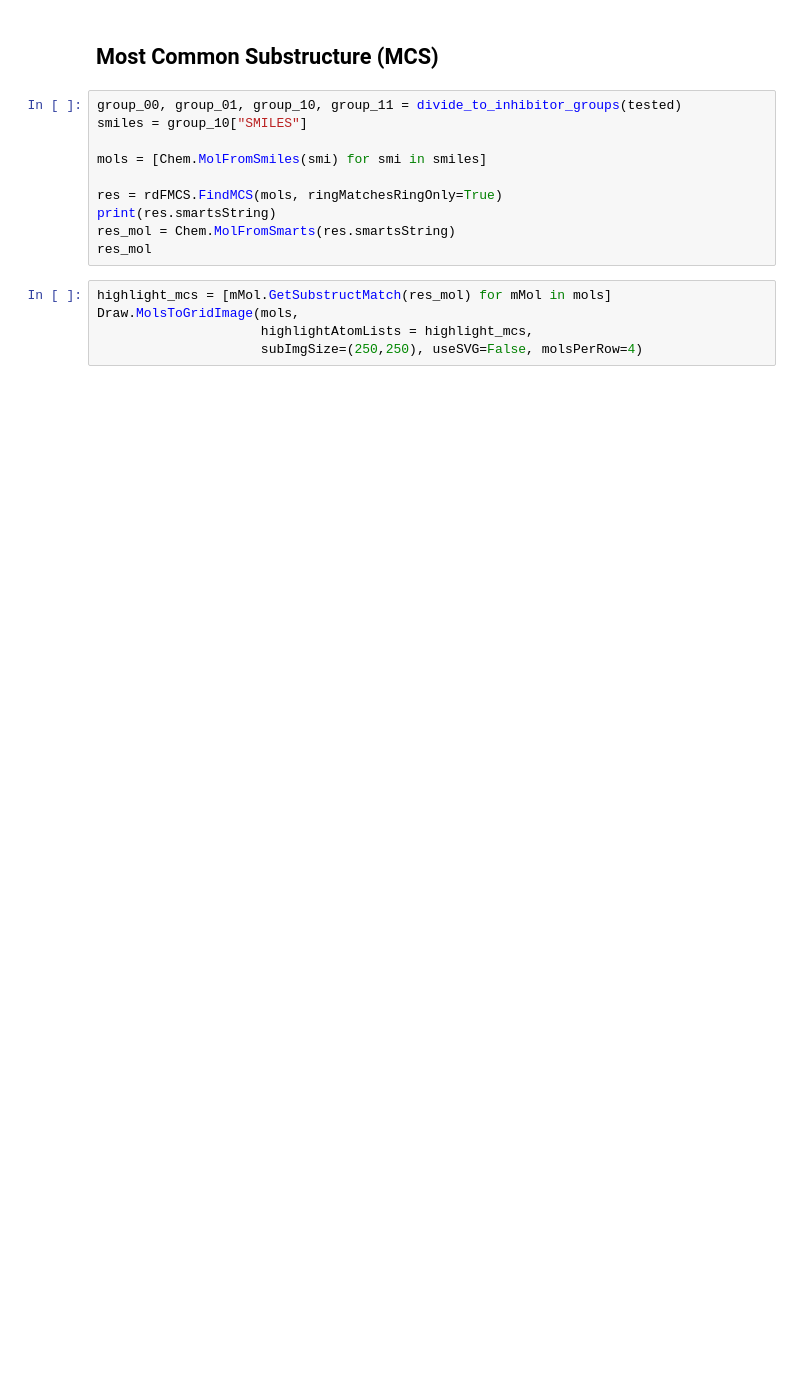
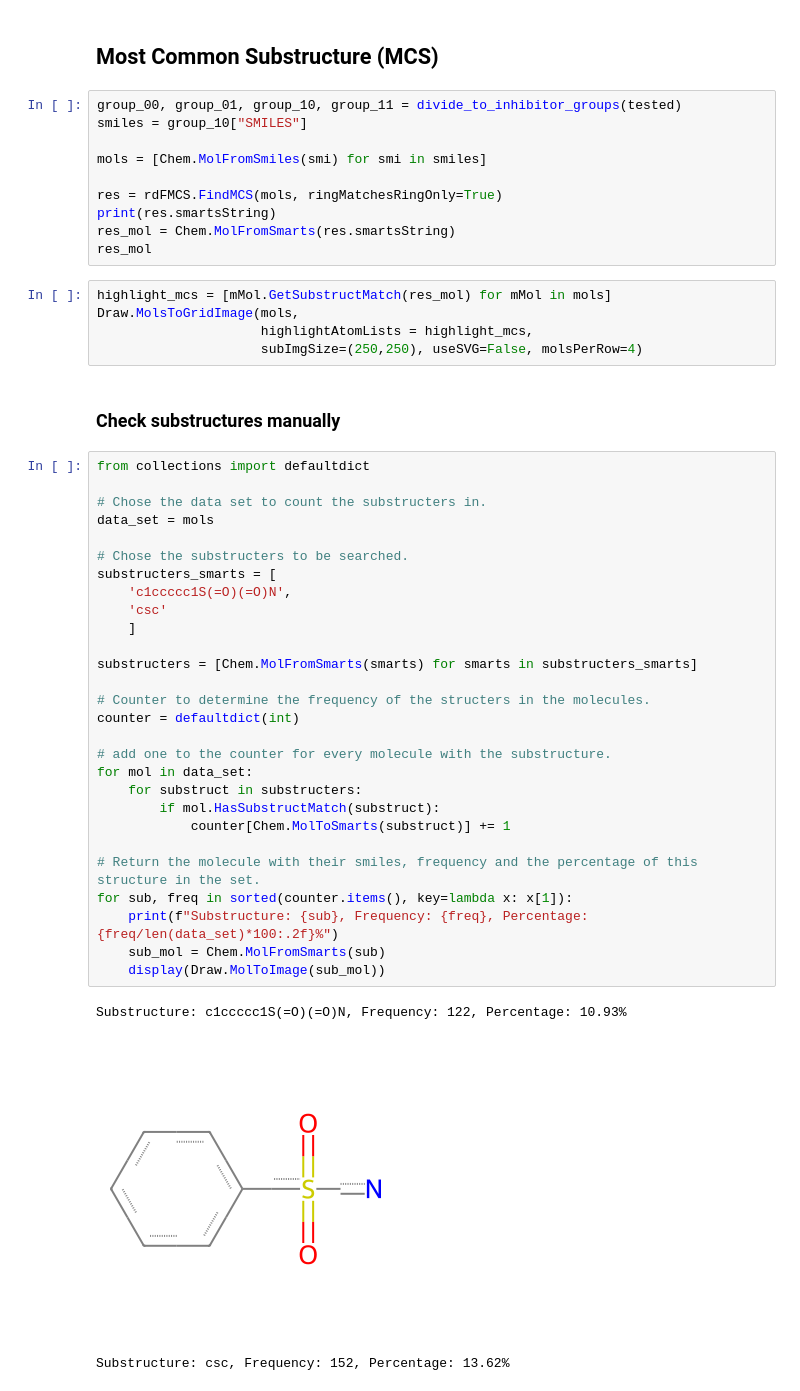
Before and after one commit to Floris-DW/8CC00group7, a Jupyter notebook: EDA & preprocessing.ipynb, the cells around one changed output. Saved outputs shown, nothing was run; the diff lists cells and outputs as text; blank space fills up the shorter version.

```diff
--- a/EDA & preprocessing.ipynb
+++ b/EDA & preprocessing.ipynb
@@ -467,3 +471,37 @@ highlight_mcs = [mMol.GetSubstructMatch(res_mol) for mMol in mols]
 Draw.MolsToGridImage(mols,
                      highlightAtomLists = highlight_mcs,
                      subImgSize=(250,250), useSVG=False, molsPerRow=4)
+# %% [markdown]
+### Check substructures manually
+# %%
+from collections import defaultdict
+
+# Chose the data set to count the substructers in.
+data_set = mols
+
+# Chose the substructers to be searched.
+substructers_smarts = [
+    'c1ccccc1S(=O)(=O)N',
+    'csc'
+    ]
+
+substructers = [Chem.MolFromSmarts(smarts) for smarts in substructers_smarts]
+
+# Counter to determine the frequency of the structers in the molecules.
+counter = defaultdict(int)
+
+# add one to the counter for every molecule with the substructure.
+for mol in data_set:
+    for substruct in substructers:
+        if mol.HasSubstructMatch(substruct):
+            counter[Chem.MolToSmarts(substruct)] += 1
+
+# Return the molecule with their smiles, frequency and the percentage of this structure in the set.
+for sub, freq in sorted(counter.items(), key=lambda x: x[1]):
+    print(f"Substructure: {sub}, Frequency: {freq}, Percentage: {freq/len(data_set)*100:.2f}%")
+    sub_mol = Chem.MolFromSmarts(sub)
+    display(Draw.MolToImage(sub_mol))
+# %% [output]
+Substructure: c1ccccc1S(=O)(=O)N, Frequency: 122, Percentage: 10.93%
+[figure, added]
+Substructure: csc, Frequency: 152, Percentage: 13.62%
```
Also changed, not shown: parts of 4 cells of this notebook.
